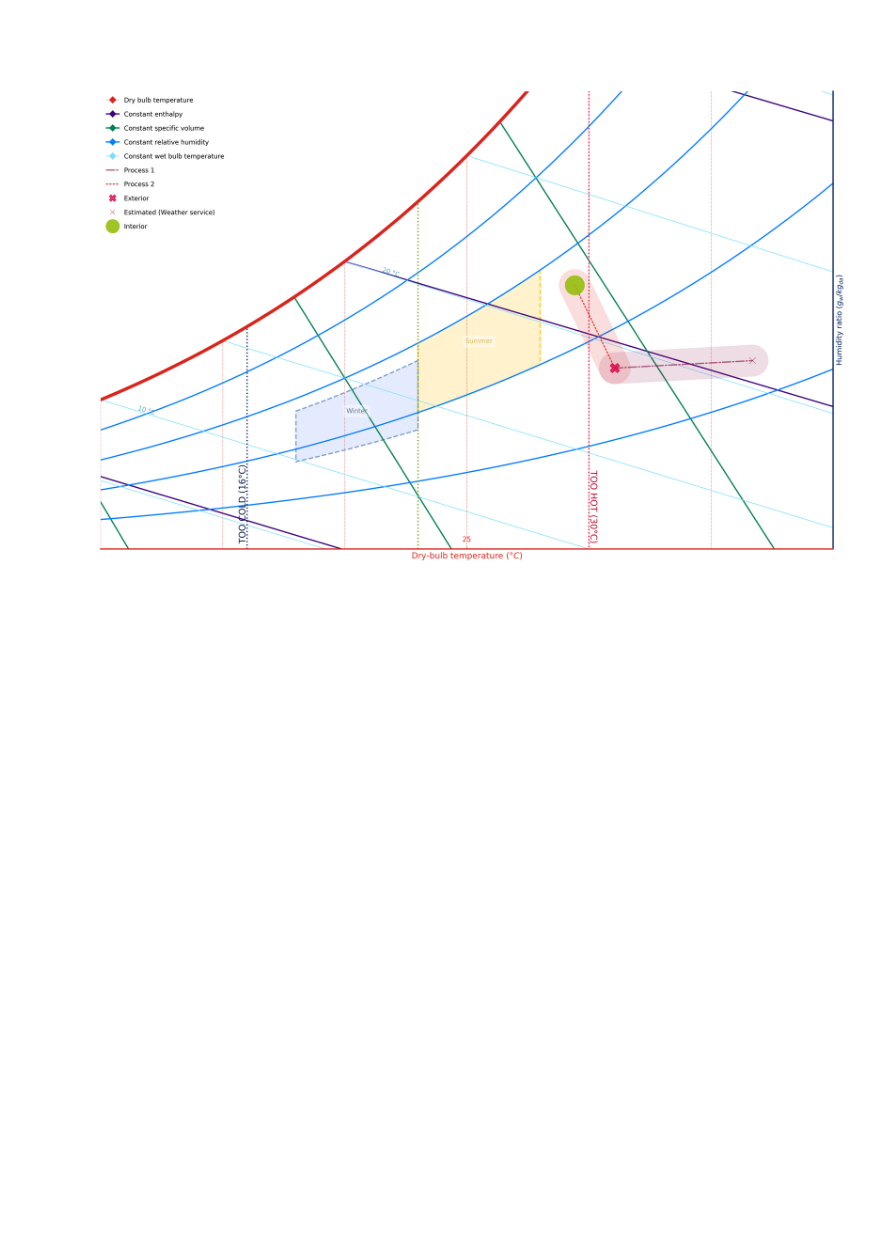
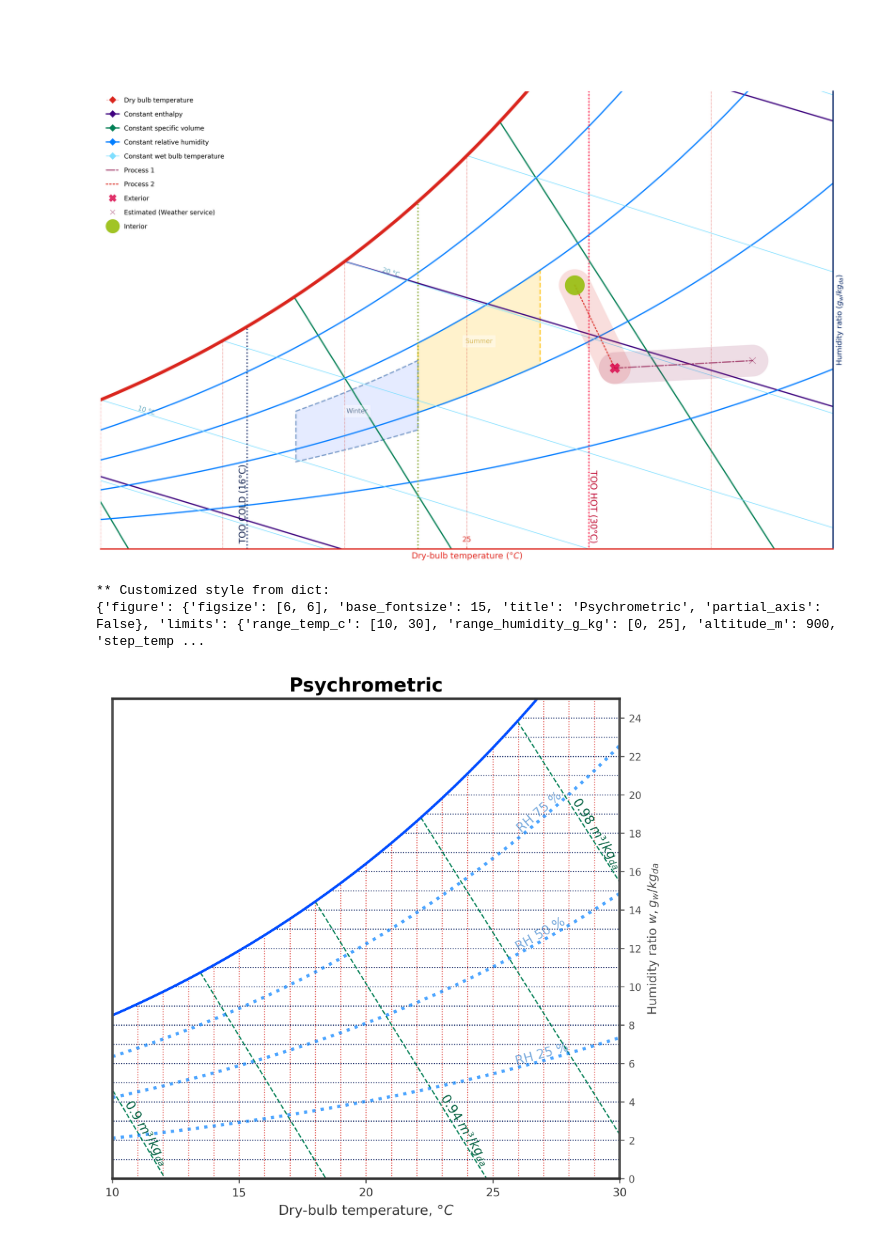
Before and after one commit to clementinec/psychroM, a Jupyter notebook: psychoM/testpsychroC.ipynb, the cells around one changed output. Cells and saved outputs as stored; diff of their text form; code cells hidden in the pictures; blank space fills up the shorter version.

Commit message:
custom style passed on

```diff
--- a/psychoM/testpsychroC.ipynb
+++ b/psychoM/testpsychroC.ipynb
@@ -78,3 +78,46 @@ chart.plot_legend(markerscale=.7, frameon=False, fontsize=10, labelspacing=1.2)
 ax.get_figure()
 # %% [output]
 [figure]
+# %%
+# Pass a dict with the changes wanted:
+custom_style = {
+    "figure": {
+        "figsize": [6, 6],
+        "base_fontsize": 15,
+        "title": "Psychrometric",
+#         "x_label": None,
+#         "y_label": None,
+        "partial_axis": False
+    },
+    "limits": {
+        "range_temp_c": [10, 30],
+        "range_humidity_g_kg": [0, 25],
+        "altitude_m": 900,
+        "step_temp": .5
+    },
+    "saturation": {"color": [0, .3, 1.], "linewidth": 2},
+    "constant_rh": {"color": [0.0, 0.498, 1.0, .7], "linewidth": 2.5,
+                    "linestyle": ":"},
+    "chart_params": {
+        "with_constant_rh": True,
+        "constant_rh_curves": [25, 50, 75],
+        "constant_rh_labels": [25, 50, 75],
+
+        "range_vol_m3_kg": [0.9, 1.],
+        "constant_v_labels": [0.9, 0.94, 0.98],
+
+        "with_constant_h": False,
+        "with_constant_wet_temp": False,
+        "with_zones": False
+    }
+}
+
+print("** Customized style from dict:\n{}\n".format(custom_style))
+chart_custom_2 = PsychroChart(custom_style)
+ax = chart_custom_2.plot()
+# chart_custom_2.plot_legend(markerscale=.7, frameon=False, fontsize=15, labelspacing=1.2)
+ax.get_figure()
+# %% [output]
+** Customized style from dict:
+{'figure': {'figsize': [6, 6], 'base_fontsize': 15, 'title': 'Psychrometric', 'partial_axis': False}, 'limits': {'range_temp_c': [10, 30], 'range_humidity_g_kg': [0, 25], 'altitude_m': 900, 'step_temp ...
+[figure, added]
```
Also changed, not shown: parts of 1 cell of this notebook, 1 other file.
